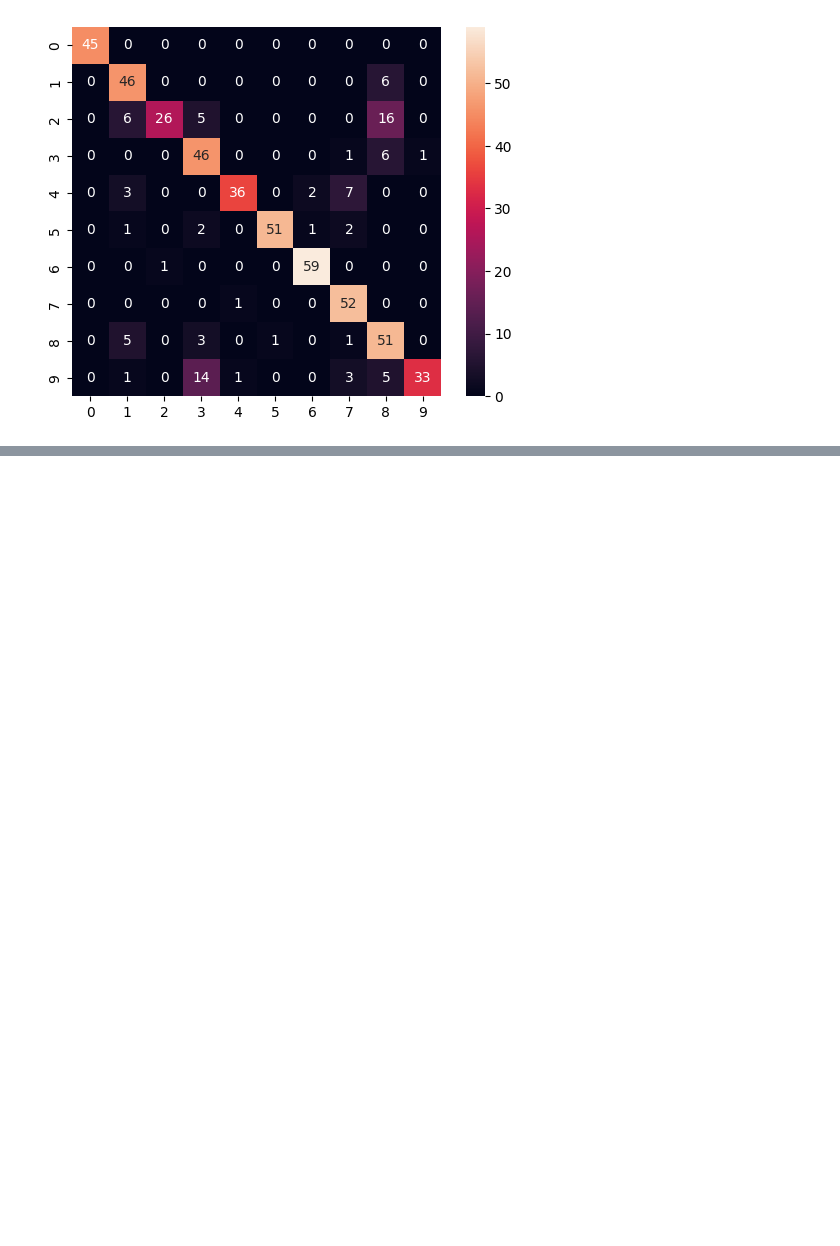
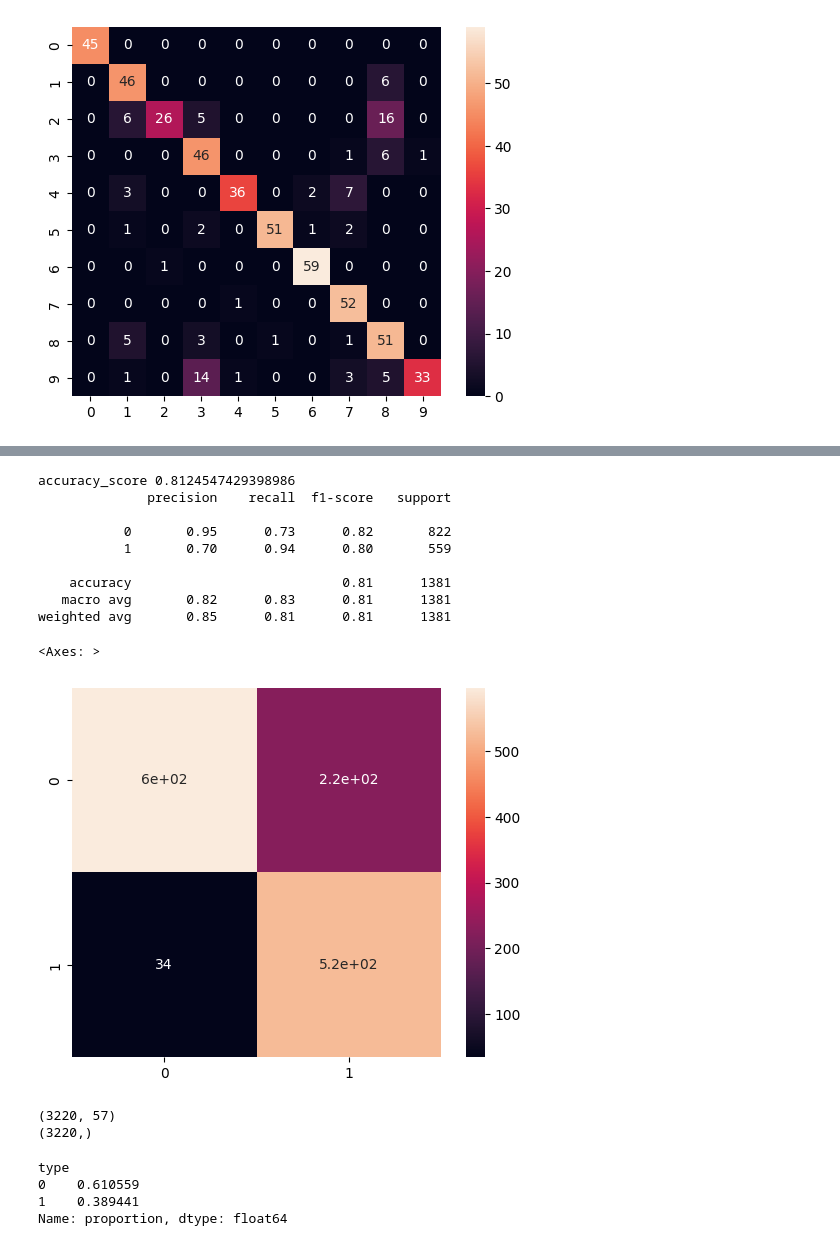
Before and after one commit to JoakoIA/Universidad, a Jupyter notebook: Python/Estadistica Multivariada/clasificacion.ipynb, the cells around one changed output, grey strips where cells are left out. Cells and saved outputs as stored; diff of their text form; code cells hidden in the pictures; blank space fills up the shorter version.

```diff
--- a/Python/Estadistica Multivariada/clasificacion.ipynb
+++ b/Python/Estadistica Multivariada/clasificacion.ipynb
@@ -188,0 +295,38 @@ weighted avg       0.86      0.82      0.82       540
+# %%
+#naive bayes
+gnb = GaussianNB()
+gnb.fit(x_train, y_train)
+y_pred_nb = gnb.predict(x_test)
+
+print("accuracy_score", accuracy_score(y_test, y_pred_nb))
+#graficar confusion matrix
+
+print(classification_report(y_test, y_pred_nb))
+
+matcon_log = confusion_matrix(y_test, y_pred_nb)
+sns.heatmap(matcon_log, square=True, annot=True)
+# %% [output]
+accuracy_score 0.8124547429398986
+              precision    recall  f1-score   support
+
+           0       0.95      0.73      0.82       822
+           1       0.70      0.94      0.80       559
+
+    accuracy                           0.81      1381
+   macro avg       0.82      0.83      0.81      1381
+weighted avg       0.85      0.81      0.81      1381
+<Axes: >
+[figure, added]
+# %%
+print(np.shape(x_train))
+print(np.shape(y_train))
+# %% [output]
+(3220, 57)
+(3220,)
+# %%
+print(y_train.value_counts(normalize = True))
+# %% [output]
+type
+0    0.610559
+1    0.389441
+Name: proportion, dtype: float64
```
Also changed, not shown: parts of 29 cells of this notebook, 1 other file.
